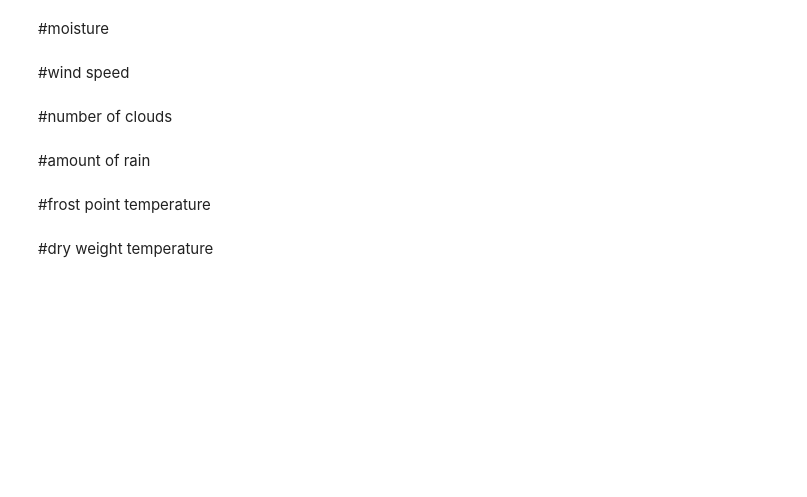
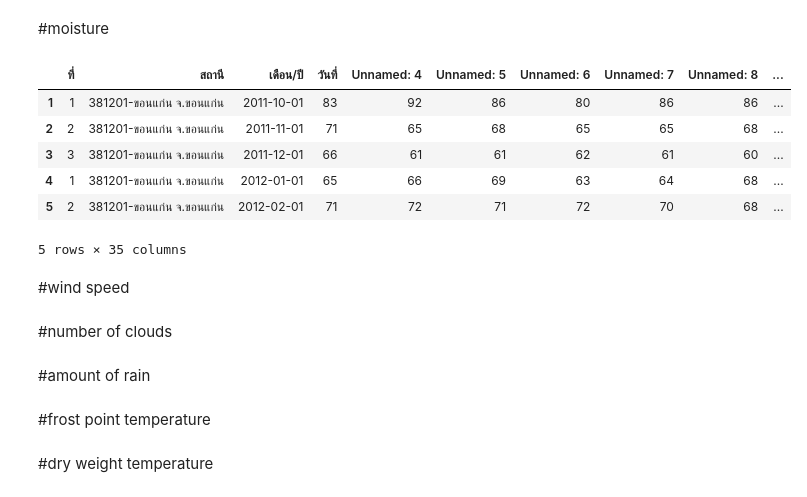
Before and after one commit to nxxk23/bsc_dpdm22, a Jupyter notebook: Quiz_Group_5_20_of_Midterm.ipynb, the cells around one changed output. Drawn from its saved outputs; the diff is of its cells as text; code cells hidden in the pictures; blank space fills up the shorter version.

```diff
--- a/Quiz_Group_5_20_of_Midterm.ipynb
+++ b/Quiz_Group_5_20_of_Midterm.ipynb
@@ -35,11 +55,21 @@ p1.head()
 #moisture
 # %%
 import pandas as pd
-m1 = pd.read_excel('/content/drive/MyDrive/DPDM/ความชื้นสัมพัทธ์(เปอร์เซ็นต์)/จ.ขอนแก่น.xlsx',sheet_name='Sheet1',skiprows=3)
-m2 = pd.read_excel('/content/drive/MyDrive/DPDM/ความชื้นสัมพัทธ์(เปอร์เซ็นต์)/จ.นครพนม.xlsx',sheet_name='Sheet1',skiprows=3)
-m3 = pd.read_excel('/content/drive/MyDrive/DPDM/ความชื้นสัมพัทธ์(เปอร์เซ็นต์)/จ.สกลนคร.xlsx',sheet_name='Sheet1',skiprows=3)
-m4 = pd.read_excel('/content/drive/MyDrive/DPDM/ความชื้นสัมพัทธ์(เปอร์เซ็นต์)/จ.หนองคาย.xlsx',sheet_name='Sheet1',skiprows=3)
-m5 = pd.read_excel('/content/drive/MyDrive/DPDM/ความชื้นสัมพัทธ์(เปอร์เซ็นต์)/จ.เลย.xlsx',sheet_name='Sheet1',skiprows=3)
+m1 = pd.read_excel('/content/drive/MyDrive/DPDM/ความชื้นสัมพัทธ์(เปอร์เซ็นต์)/จ.ขอนแก่น.xlsx',sheet_name='Sheet1',skiprows=3).drop(0, axis=0)
+m2 = pd.read_excel('/content/drive/MyDrive/DPDM/ความชื้นสัมพัทธ์(เปอร์เซ็นต์)/จ.นครพนม.xlsx',sheet_name='Sheet1',skiprows=3).drop(0, axis=0)
+m3 = pd.read_excel('/content/drive/MyDrive/DPDM/ความชื้นสัมพัทธ์(เปอร์เซ็นต์)/จ.สกลนคร.xlsx',sheet_name='Sheet1',skiprows=3).drop(0, axis=0)
+m4 = pd.read_excel('/content/drive/MyDrive/DPDM/ความชื้นสัมพัทธ์(เปอร์เซ็นต์)/จ.หนองคาย.xlsx',sheet_name='Sheet1',skiprows=3).drop(0, axis=0)
+m5 = pd.read_excel('/content/drive/MyDrive/DPDM/ความชื้นสัมพัทธ์(เปอร์เซ็นต์)/จ.เลย.xlsx',sheet_name='Sheet1',skiprows=3).drop(0, axis=0)
+# %%
+m1.head()
+# %% [output]
+|  | ที่ | สถานี | เดือน/ปี | วันที่ | Unnamed: 4 | Unnamed: 5 | Unnamed: 6 | Unnamed: 7 | Unnamed: 8 | ... |
+| 1 | 1 | 381201-ขอนแก่น จ.ขอนแก่น | 2011-10-01 | 83 | 92 | 86 | 80 | 86 | 86 | ... |
+| 2 | 2 | 381201-ขอนแก่น จ.ขอนแก่น | 2011-11-01 | 71 | 65 | 68 | 65 | 65 | 68 | ... |
+| 3 | 3 | 381201-ขอนแก่น จ.ขอนแก่น | 2011-12-01 | 66 | 61 | 61 | 62 | 61 | 60 | ... |
+| 4 | 1 | 381201-ขอนแก่น จ.ขอนแก่น | 2012-01-01 | 65 | 66 | 69 | 63 | 64 | 68 | ... |
+| 5 | 2 | 381201-ขอนแก่น จ.ขอนแก่น | 2012-02-01 | 71 | 72 | 71 | 72 | 70 | 68 | ... |
+5 rows × 35 columns
 # %% [markdown]
 #wind speed
 # %%
```
Also changed, not shown: parts of 10 cells of this notebook.
